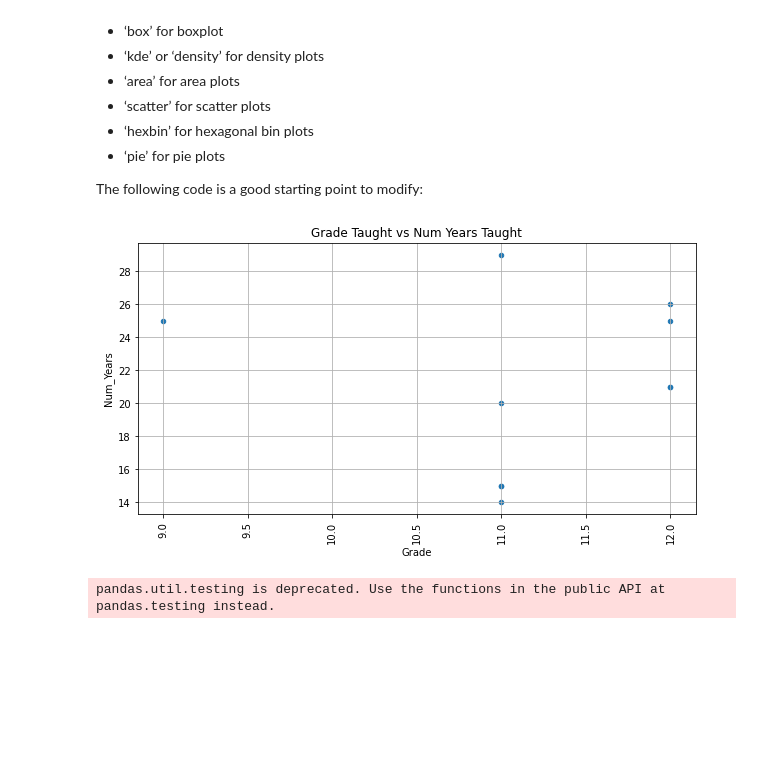
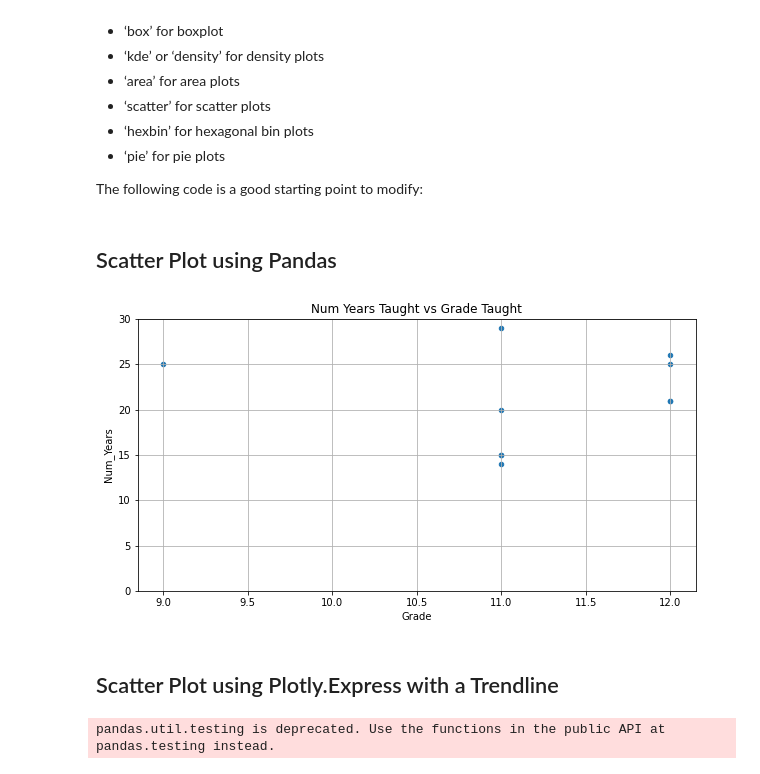
Before and after one commit to pbeens/OTF-Data-Analysis-2021-05, a Jupyter notebook: Demo_Teacher_Years_vs_Grade.ipynb, the cells around one changed output. Cells and saved outputs as stored; diff of their text form; code cells hidden in the pictures; blank space fills up the shorter version.

```diff
--- a/Demo_Teacher_Years_vs_Grade.ipynb
+++ b/Demo_Teacher_Years_vs_Grade.ipynb
@@ -144,27 +154,31 @@ Kinds of plots:
 - ‘pie’ for pie plots
 
 The following code is a good starting point to modify:
+# %% [markdown]
+## Scatter Plot using Pandas
 # %%
 # Plot the data. Be sure to edit all the options!
 
 plot = sec_df.plot(kind='scatter',
-                      x='Grade',
-                      y='Num_Years',  # if plotting more than one column, use a list
-                      rot=90,  # to rotate labels
-                      figsize=(10, 5),  # in inches
-                      style='-.',  # styles are '-', '--', '-.', ':'
-                      grid=True,  # grid on
-                      legend=False,  # legend off
-                      xlabel='Grade',
-                      ylabel='Num_Years',
-                      title='Grade Taught vs Num Years Taught')
+                   x='Grade',
+                   y='Num_Years',  # if plotting more than one column, use a list
+                   rot=0,  # to rotate labels
+                   figsize=(10, 5),  # in inches
+                   style='-.',  # styles are '-', '--', '-.', ':'
+                   grid=True,  # grid on
+                   xlabel='Grade',
+                   ylabel='Num_Years',
+                   ylim=(0,30),
+                   title='Num Years Taught vs Grade Taught')
 # %% [output]
-[figure, old version]
+[figure, new version]
 # %%
 # Want to save the plot?
 
 fig = plot.get_figure()
 fig.savefig("output.png")
+# %% [markdown]
+## Scatter Plot using Plotly.Express with a Trendline
 # %%
 # An alternative method for plotting which allows curve fitting is to use
 # the plotly library. See https://plotly.com/python/plotly-express/ for more details.
```
Also changed, not shown: parts of 7 cells of this notebook.
